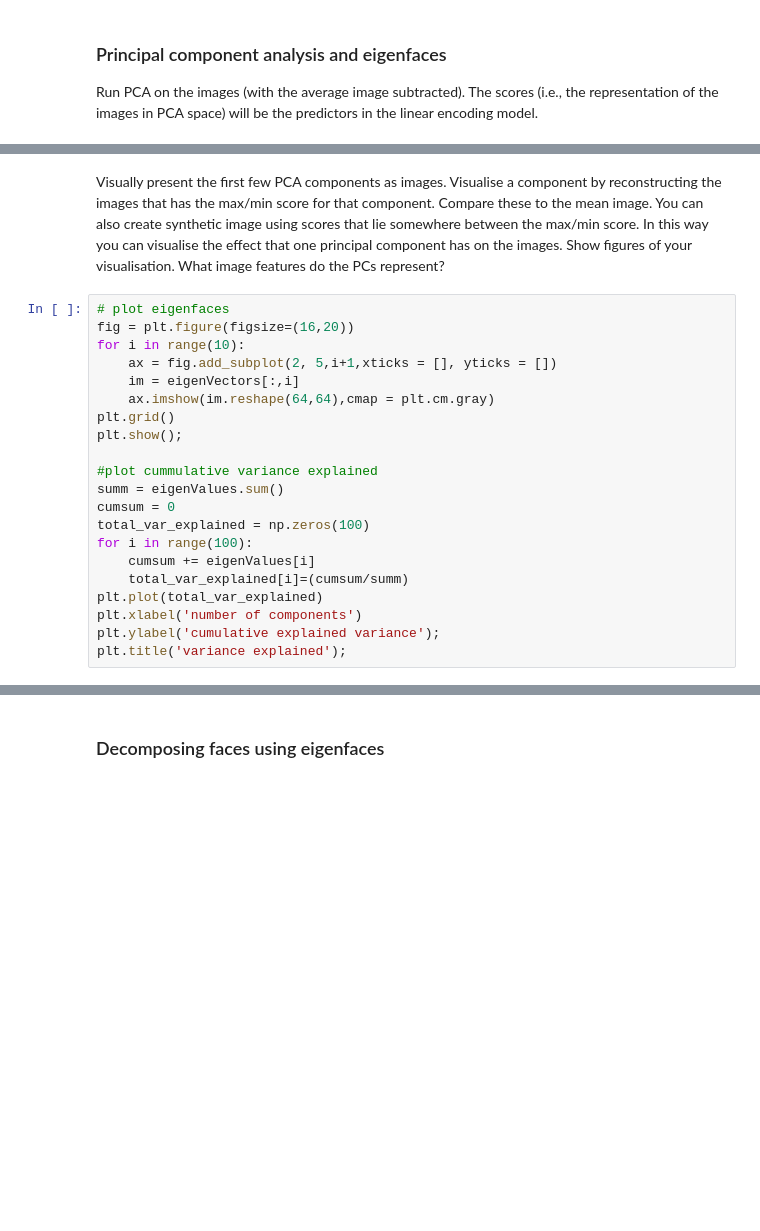
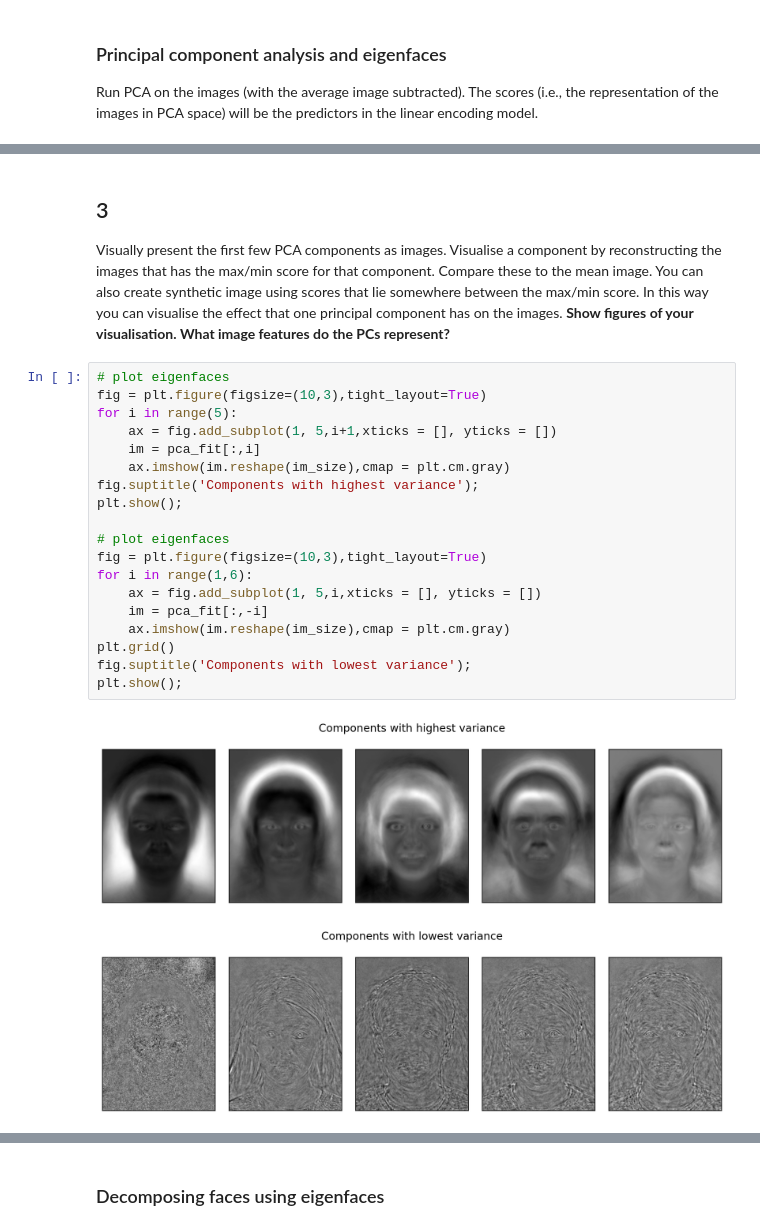
Before and after one commit to AndreasLH/Sad-Happiness, a Jupyter notebook: PCA_dimension_reduction.ipynb, the cells around one changed output, grey strips where cells are left out. Drawn from its saved outputs; the diff is of its cells as text; blank space fills up the shorter version.

```diff
--- a/PCA_dimension_reduction.ipynb
+++ b/PCA_dimension_reduction.ipynb
@@ -71,24 +64,25 @@ MemoryError: Unable to allocate 12.0 TiB for an array with shape (1284732, 12847
 # %% [markdown]
-Visually present the first few PCA components as images. Visualise a component by reconstructing the images that has the max/min score for that component. Compare these to the mean image. You can also create synthetic image using scores that lie somewhere between the max/min score. In this way you can visualise the effect that one principal component has on the images. Show figures of your visualisation. What image features do the
-PCs represent?
+## 3
+Visually present the first few PCA components as images. Visualise a component by reconstructing the images that has the max/min score for that component. Compare these to the mean image. You can also create synthetic image using scores that lie somewhere between the max/min score. In this way you can visualise the effect that one principal component has on the images. **Show figures of your visualisation. What image features do the PCs represent?**
-# %%
-# plot eigenfaces
-fig = plt.figure(figsize=(16,20))
-for i in range(10):
-    ax = fig.add_subplot(2, 5,i+1,xticks = [], yticks = [])
-    im = eigenVectors[:,i]
-    ax.imshow(im.reshape(64,64),cmap = plt.cm.gray)
-plt.grid()
-plt.show();
-
-#plot cummulative variance explained
-summ = eigenValues.sum()
-cumsum = 0
-total_var_explained = np.zeros(100)
-for i in range(100):
-    cumsum += eigenValues[i]
-    total_var_explained[i]=(cumsum/summ)
-plt.plot(total_var_explained)
-plt.xlabel('number of components')
-plt.ylabel('cumulative explained variance');
-plt.title('variance explained');
+# %%
+# plot eigenfaces
+fig = plt.figure(figsize=(10,3),tight_layout=True)
+for i in range(5):
+    ax = fig.add_subplot(1, 5,i+1,xticks = [], yticks = [])
+    im = pca_fit[:,i]
+    ax.imshow(im.reshape(im_size),cmap = plt.cm.gray)
+fig.suptitle('Components with highest variance');
+plt.show();
+
+# plot eigenfaces
+fig = plt.figure(figsize=(10,3),tight_layout=True)
+for i in range(1,6):
+    ax = fig.add_subplot(1, 5,i,xticks = [], yticks = [])
+    im = pca_fit[:,-i]
+    ax.imshow(im.reshape(im_size),cmap = plt.cm.gray)
+plt.grid()
+fig.suptitle('Components with lowest variance');
+plt.show();
+# %% [output]
+[figure, added]
+[figure, added]
```
Also changed, not shown: parts of 11 cells of this notebook.
